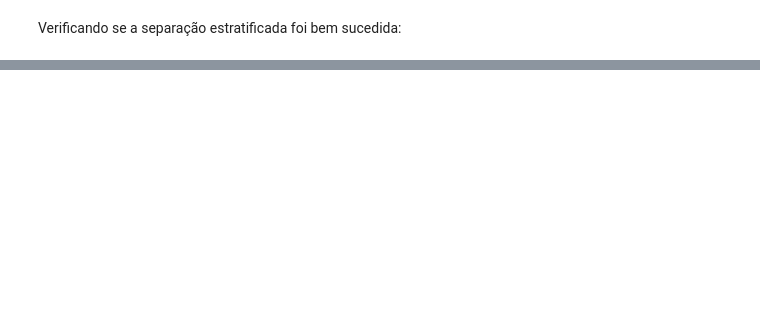
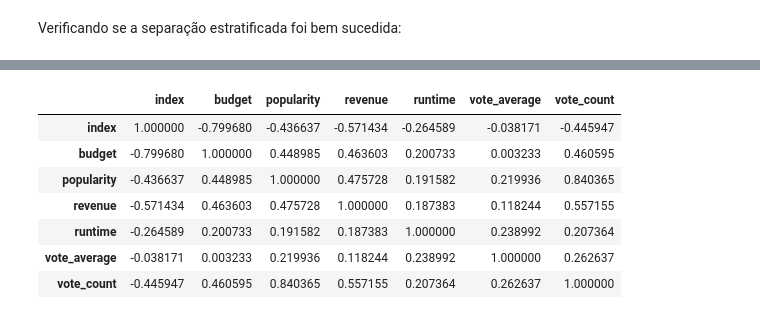
Before and after one commit to pedromtelho/MoviesRevenuePrediction, a Jupyter notebook: MachineLearningProject.ipynb, the cells around one changed output, grey strips where cells are left out. Cells and saved outputs as stored; diff of their text form; code cells hidden in the pictures; blank space fills up the shorter version.

```diff
--- a/MachineLearningProject.ipynb
+++ b/MachineLearningProject.ipynb
@@ -212,0 +313,11 @@ strat_test_set.drop(['vote_count_cat'], axis=1, inplace=True)
+# %%
+movies_train.corr(method='kendall')
+# %% [output]
+|  | index | budget | popularity | revenue | runtime | vote_average | vote_count |
+| index | 1.000000 | -0.799680 | -0.436637 | -0.571434 | -0.264589 | -0.038171 | -0.445947 |
+| budget | -0.799680 | 1.000000 | 0.448985 | 0.463603 | 0.200733 | 0.003233 | 0.460595 |
+| popularity | -0.436637 | 0.448985 | 1.000000 | 0.475728 | 0.191582 | 0.219936 | 0.840365 |
+| revenue | -0.571434 | 0.463603 | 0.475728 | 1.000000 | 0.187383 | 0.118244 | 0.557155 |
+| runtime | -0.264589 | 0.200733 | 0.191582 | 0.187383 | 1.000000 | 0.238992 | 0.207364 |
+| vote_average | -0.038171 | 0.003233 | 0.219936 | 0.118244 | 0.238992 | 1.000000 | 0.262637 |
+| vote_count | -0.445947 | 0.460595 | 0.840365 | 0.557155 | 0.207364 | 0.262637 | 1.000000 |
```
Also changed, not shown: parts of 27 cells of this notebook.
